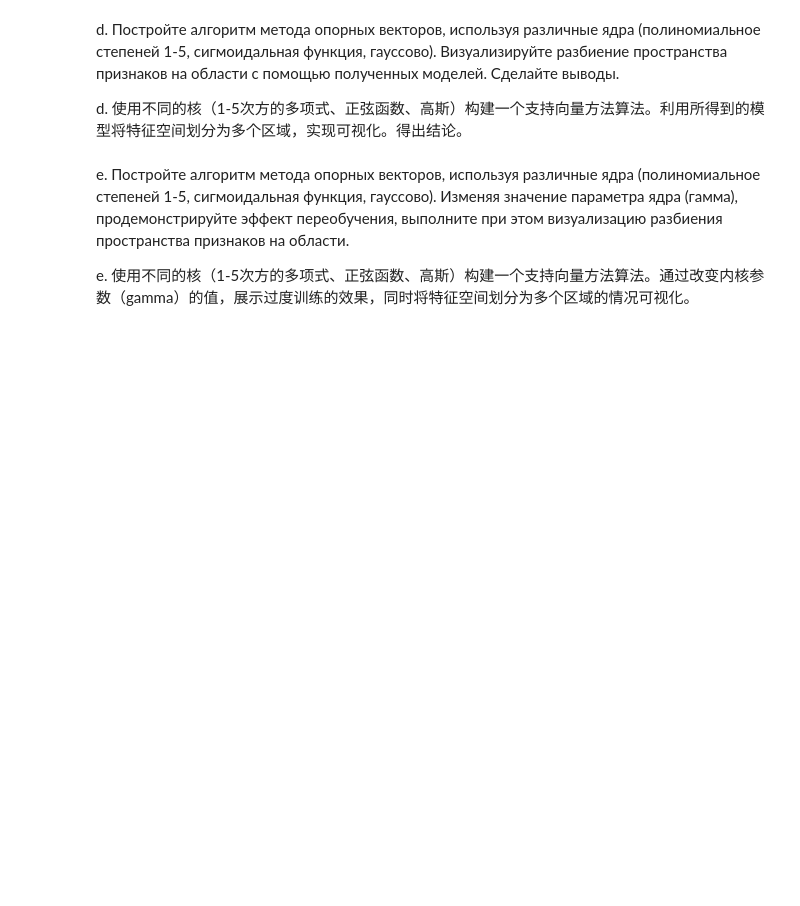
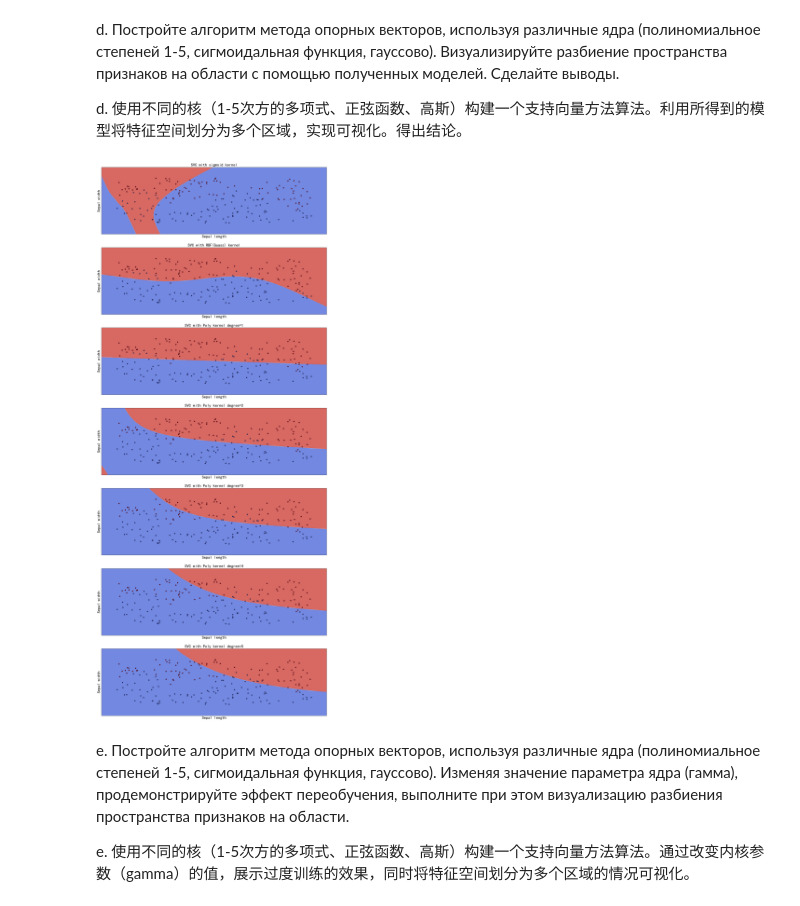
Before and after one commit to NekoSilverFox/Machine-learning, a Jupyter notebook: 129 - SPbSTU - lab1/100 - SPbSTU - lab1.ipynb, the cells around one changed output. Drawn from its saved outputs; the diff is of its cells as text; code cells hidden in the pictures; blank space fills up the shorter version.

```diff
--- a/129 - SPbSTU - lab1/100 - SPbSTU - lab1.ipynb
+++ b/129 - SPbSTU - lab1/100 - SPbSTU - lab1.ipynb
@@ -444,6 +632,106 @@ c.	使用不同的核（线性、1-5次方的多项式、西格玛函数、高
 d.	Постройте алгоритм метода опорных векторов, используя различные ядра (полиномиальное степеней 1-5, сигмоидальная функция, гауссово). Визуализируйте разбиение пространства признаков на области с помощью полученных моделей. Сделайте выводы.
 
 d.	使用不同的核（1-5次方的多项式、正弦函数、高斯）构建一个支持向量方法算法。利用所得到的模型将特征空间划分为多个区域，实现可视化。得出结论。
+# %%
+import numpy as np
+import matplotlib.pyplot as plt
+from sklearn import svm, datasets
+
+
+def make_meshgrid(x, y, h=.02):
+    """Create a mesh of points to plot in
+    创建一个网状的点来绘制在
+
+    Parameters
+    ----------
+    x: data to base x-axis meshgrid on 以X轴网格为基础的数据
+    y: data to base y-axis meshgrid on
+    h: stepsize for meshgrid, optional 网格的步长，可选
+
+    Returns
+    -------
+    xx, yy : ndarray
+    """
+    x_min, x_max = x.min() - 1, x.max() + 1
+    y_min, y_max = y.min() - 1, y.max() + 1
+    xx, yy = np.meshgrid(np.arange(x_min, x_max, h),
+                         np.arange(y_min, y_max, h))
+    return xx, yy
+
+
+def plot_contours(ax, clf, xx, yy, **params):
+    """Plot the decision boundaries for a classifier.
+    绘制一个分类器的决策边界
+
+    Parameters
+    ----------
+    ax: matplotlib axes object
+    clf: a classifier
+    xx: meshgrid ndarray
+    yy: meshgrid ndarray
+    params: dictionary of params to pass to contourf, optional
+    """
+    Z = clf.predict(np.c_[xx.ravel(), yy.ravel()])
+    Z = Z.reshape(xx.shape)
+    out = ax.contourf(xx, yy, Z, **params)
+    return out
+
+# ------------------------------------------------------------------------------------
+# Get dataset
+data_train = pd.read_csv(filepath_or_buffer='./svmdata_d.txt', sep='\t')
+data_test = pd.read_csv(filepath_or_buffer='./svmdata_d_test.txt', sep='\t')
+
+# Split datasets
+X = data_train.iloc[:, :-1].values
+x_test = data_test.iloc[:, :-1].values
+y = data_train.iloc[:, -1:].replace(to_replace=['red', 'green'], value=[0, 1]).values
+y_test = data_test.iloc[:, -1:].replace(to_replace=['red', 'green'], value=[0, 1]).values
+
+# we create an instance of SVM and fit out data. We do not scale our
+# data since we want to plot the support vectors
+C = 1.0  # SVM regularization parameter
+models = (svm.SVC(kernel='sigmoid', gamma=0.7, C=C),
+          svm.SVC(kernel='rbf', degree=3, C=C),
+          svm.SVC(kernel='poly',degree=1 , C=C),
+          svm.SVC(kernel='poly',degree=2 , C=C),
+          svm.SVC(kernel='poly',degree=3 , C=C),
+          svm.SVC(kernel='poly',degree=4 , C=C),
+          svm.SVC(kernel='poly',degree=5 , C=C),)
+models = (clf.fit(X, y) for clf in models)
+
+# title for the plots
+titles = ('SVC with sigmoid kernel',
+          'SVC with RBF(Guass) kernel',
+          'SVC with Poly kernel degree=1',
+          'SVC with Poly kernel degree=2',
+          'SVC with Poly kernel degree=3',
+          'SVC with Poly kernel degree=4',
+          'SVC with Poly kernel degree=5')
+
+# Set-up 8x1 grid for plotting.
+fig, sub = plt.subplots(7, 1, figsize=(20, 50))
+plt.subplots_adjust(hspace=0.2)
+
+X0, X1 = X[:, 0], X[:, 1]
+xx, yy = make_meshgrid(X0, X1)
+
+for clf, title, ax in zip(models, titles, sub.flatten()):
+    #画出预测结果
+    plot_contours(ax, clf, xx, yy,
+                  cmap=plt.cm.coolwarm, alpha=0.8)
+    #把原始点画上去
+    ax.scatter(X0, X1, c=y, cmap=plt.cm.coolwarm, s=20, edgecolors='k')
+    ax.set_xlim(xx.min(), xx.max())
+    ax.set_ylim(yy.min(), yy.max())
+    ax.set_xlabel('Sepal length', fontsize=20)
+    ax.set_ylabel('Sepal width', fontsize=20)
+    ax.set_xticks(())
+    ax.set_yticks(())
+    ax.set_title(title, fontsize=20)
+
+plt.show()
+# %% [output]
+[figure, added]
 # %% [markdown]
 e.	Постройте алгоритм метода опорных векторов, используя различные ядра (полиномиальное степеней 1-5, сигмоидальная функция, гауссово). Изменяя значение параметра ядра (гамма), продемонстрируйте эффект переобучения, выполните при этом визуализацию разбиения пространства признаков на области.
 
```
Also changed, not shown: parts of 5 cells of this notebook, 1 other file.
